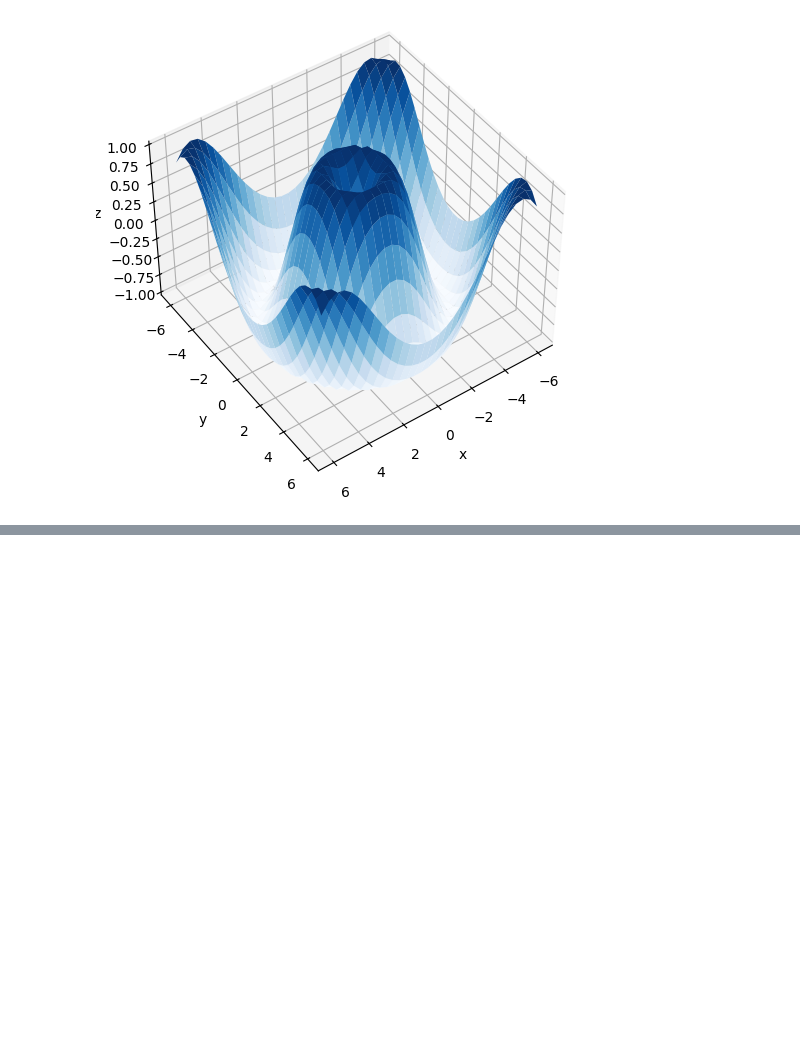
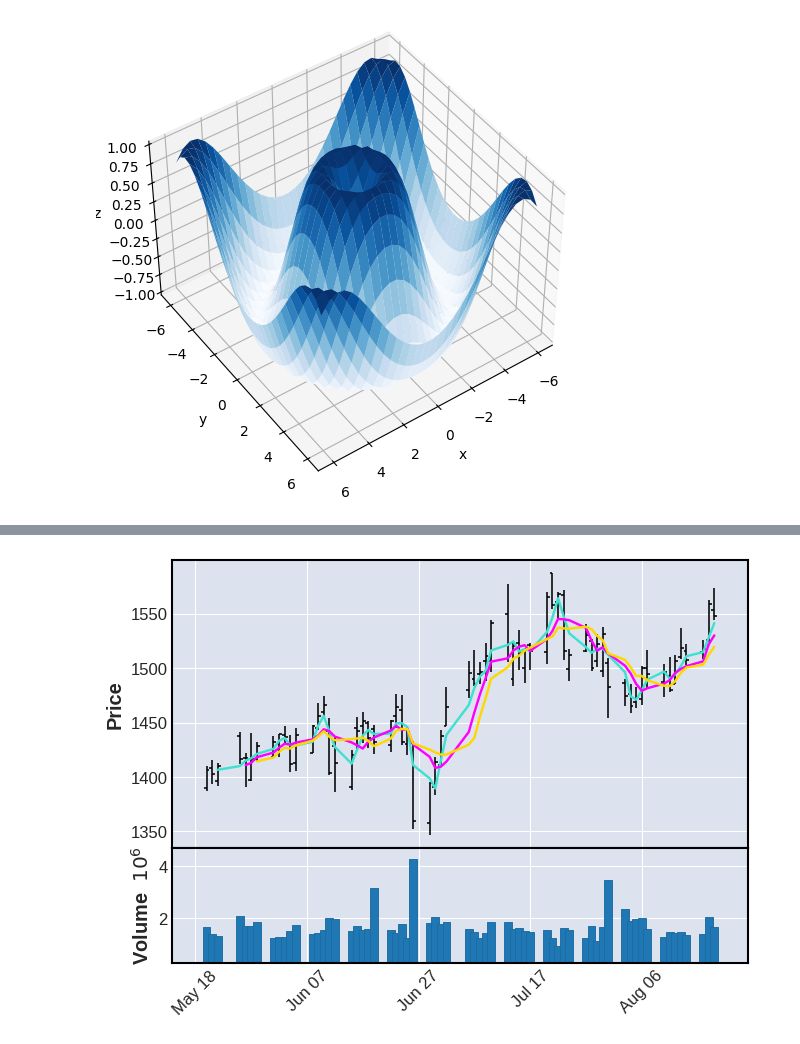
Before and after one commit to touhid0503/Matplotlib, a Jupyter notebook: matplotlib_15_02_26.ipynb, the cells around one changed output, grey strips where cells are left out. Drawn from its saved outputs; the diff is of its cells as text; code cells hidden in the pictures; blank space fills up the shorter version.

```diff
--- a/matplotlib_15_02_26.ipynb
+++ b/matplotlib_15_02_26.ipynb
@@ -213,0 +316,4 @@ axes_9.plot_surface(x_4,y_4,z_4, rstride=1, cstride=1,cmap='Blues',edgecolor='no
+# %%
+mpf.plot(goog_data,type='ohlc',mav=(3,5,7),volume=True,show_nontrading=True)
+# %% [output]
+[figure, added]
```
Also changed, not shown: parts of 9 cells of this notebook.
